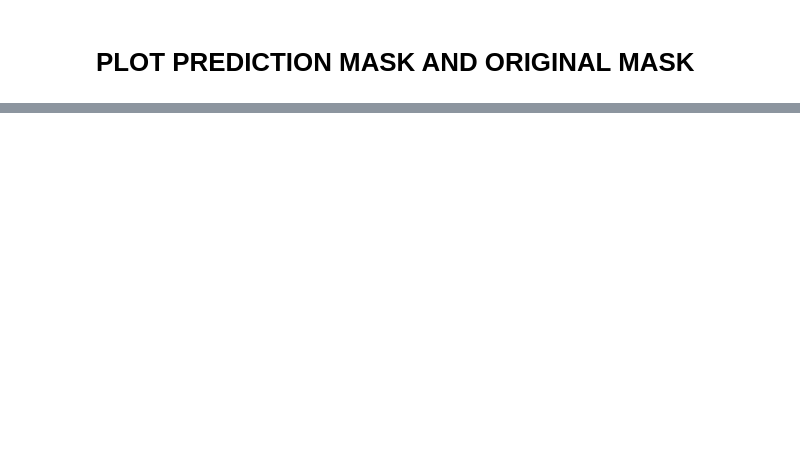
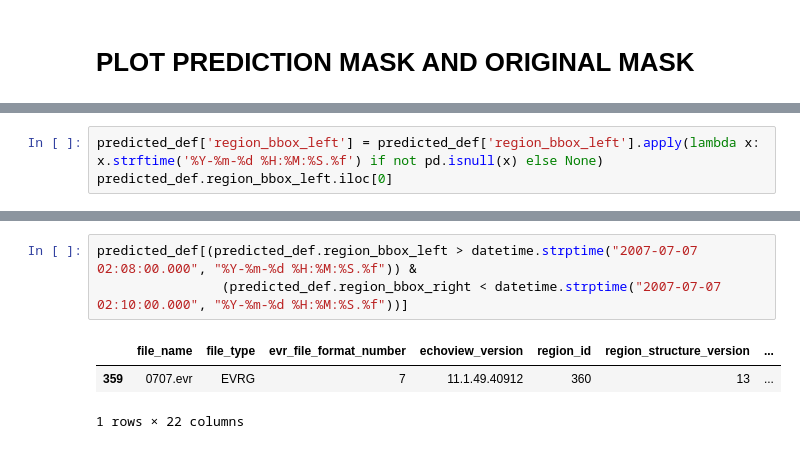
Before and after one commit to OceanStreamIO/echosounder-segmentation, a Jupyter notebook: EvaluatePredictOneSonarDs.ipynb, the cells around one changed output, grey strips where cells are left out. Cells and saved outputs as stored; diff of their text form; blank space fills up the shorter version.

```diff
--- a/EvaluatePredictOneSonarDs.ipynb
+++ b/EvaluatePredictOneSonarDs.ipynb
@@ -700,0 +804,3 @@ combined_dataset.Sv.isel(channel=1, ping_time=slice(start_index, 36000)).T.plot(
+# %%
+predicted_def['region_bbox_left'] = predicted_def['region_bbox_left'].apply(lambda x: x.strftime('%Y-%m-%d %H:%M:%S.%f') if not pd.isnull(x) else None)
+predicted_def.region_bbox_left.iloc[0]
@@ -700,0 +809,7 @@ combined_dataset.Sv.isel(channel=1, ping_time=slice(start_index, 36000)).T.plot(
+# %%
+predicted_def[(predicted_def.region_bbox_left > datetime.strptime("2007-07-07 02:08:00.000", "%Y-%m-%d %H:%M:%S.%f")) &
+                (predicted_def.region_bbox_right < datetime.strptime("2007-07-07 02:10:00.000", "%Y-%m-%d %H:%M:%S.%f"))]
+# %% [output]
+|  | file_name | file_type | evr_file_format_number | echoview_version | region_id | region_structure_version | ... |
+| 359 | 0707.evr | EVRG | 7 | 11.1.49.40912 | 360 | 13 | ... |
+1 rows × 22 columns
```
Also changed, not shown: parts of 16 cells of this notebook.
